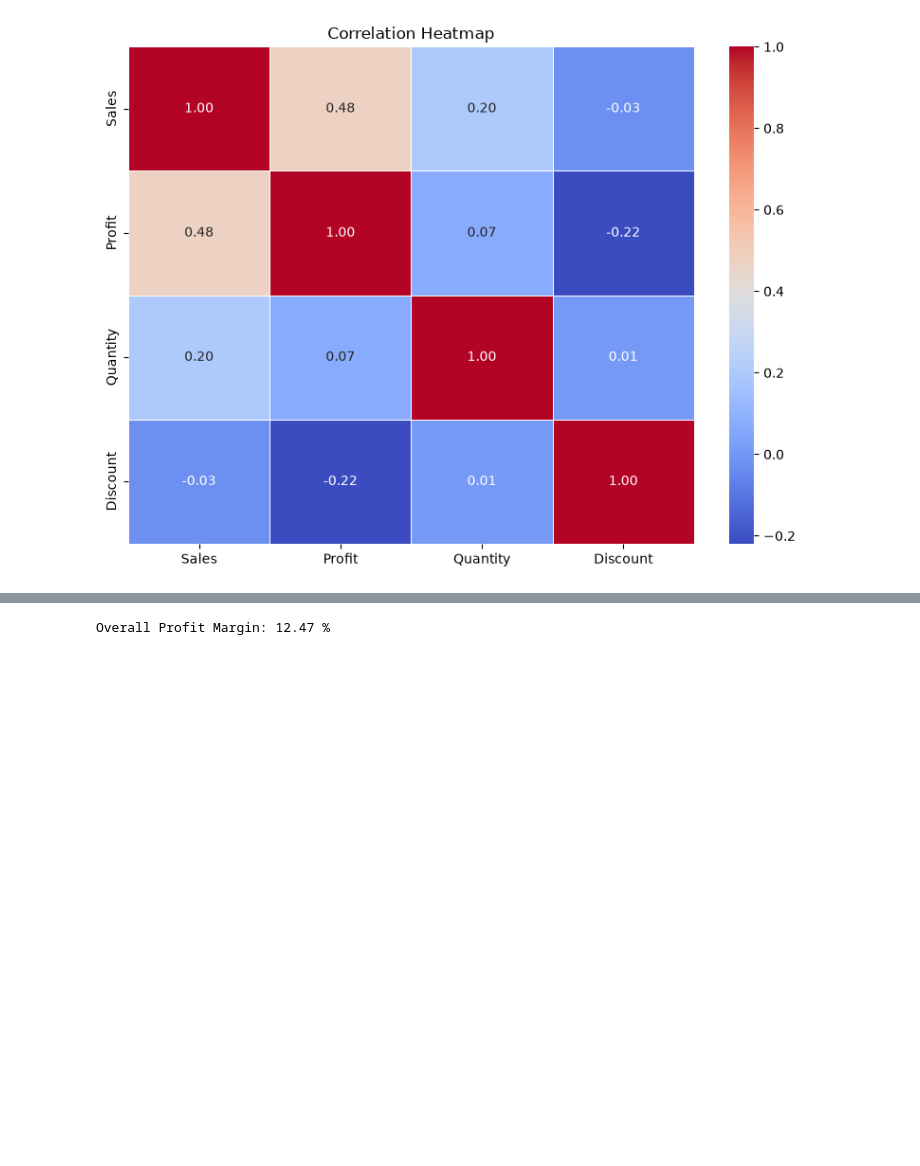
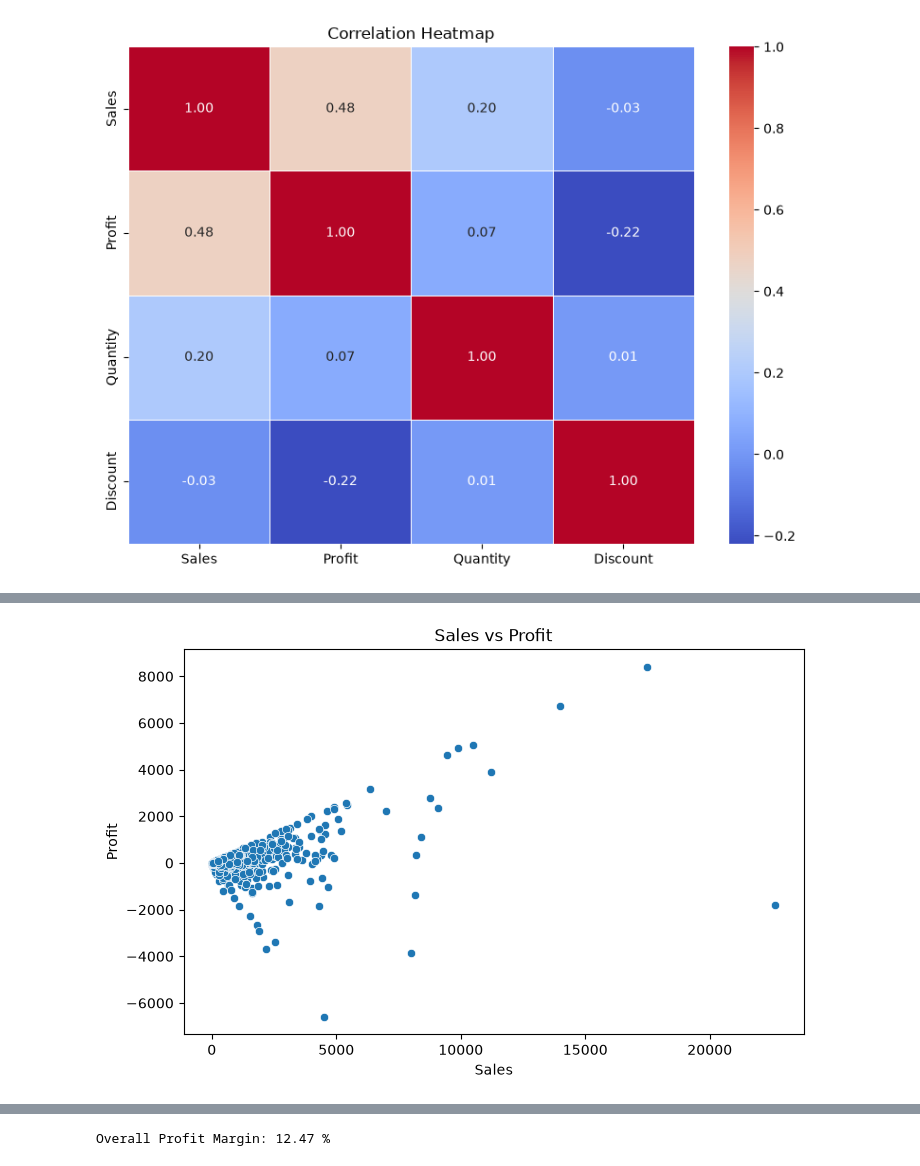
Before and after one commit to btit23see-droid/sales-data-analysis-python, a Jupyter notebook: Notebook/Sales_Data_Analysis.ipynb, the cells around one changed output, grey strips where cells are left out. Drawn from its saved outputs; the diff is of its cells as text; code cells hidden in the pictures; blank space fills up the shorter version.

```diff
--- a/Notebook/Sales_Data_Analysis.ipynb
+++ b/Notebook/Sales_Data_Analysis.ipynb
@@ -612,0 +637,12 @@ Discount -0.028311 -0.219662  0.008678  1.000000
+# %%
+# Scatter Plot: Sales vs Profit
+
+plt.figure(figsize=(8, 5))
+sns.scatterplot(data=df, x='Sales', y='Profit')
+plt.title('Sales vs Profit')
+plt.xlabel('Sales')
+plt.ylabel('Profit')
+plt.savefig('../Visualizations/Sales_vs_Profit_Scatter.png', bbox_inches='tight')
+plt.show()
+# %% [output]
+[figure, added]
```
Also changed, not shown: parts of 8 cells of this notebook.
